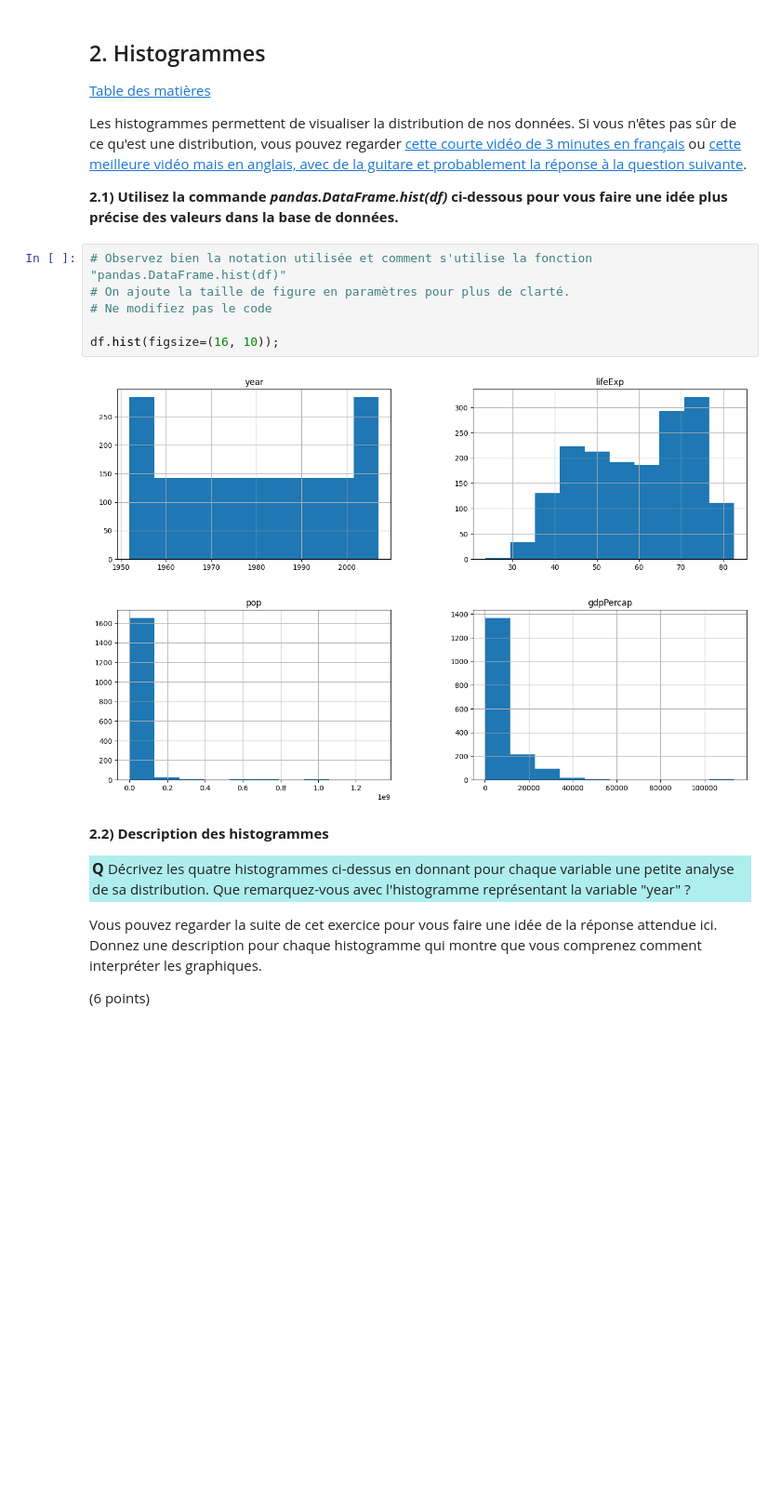
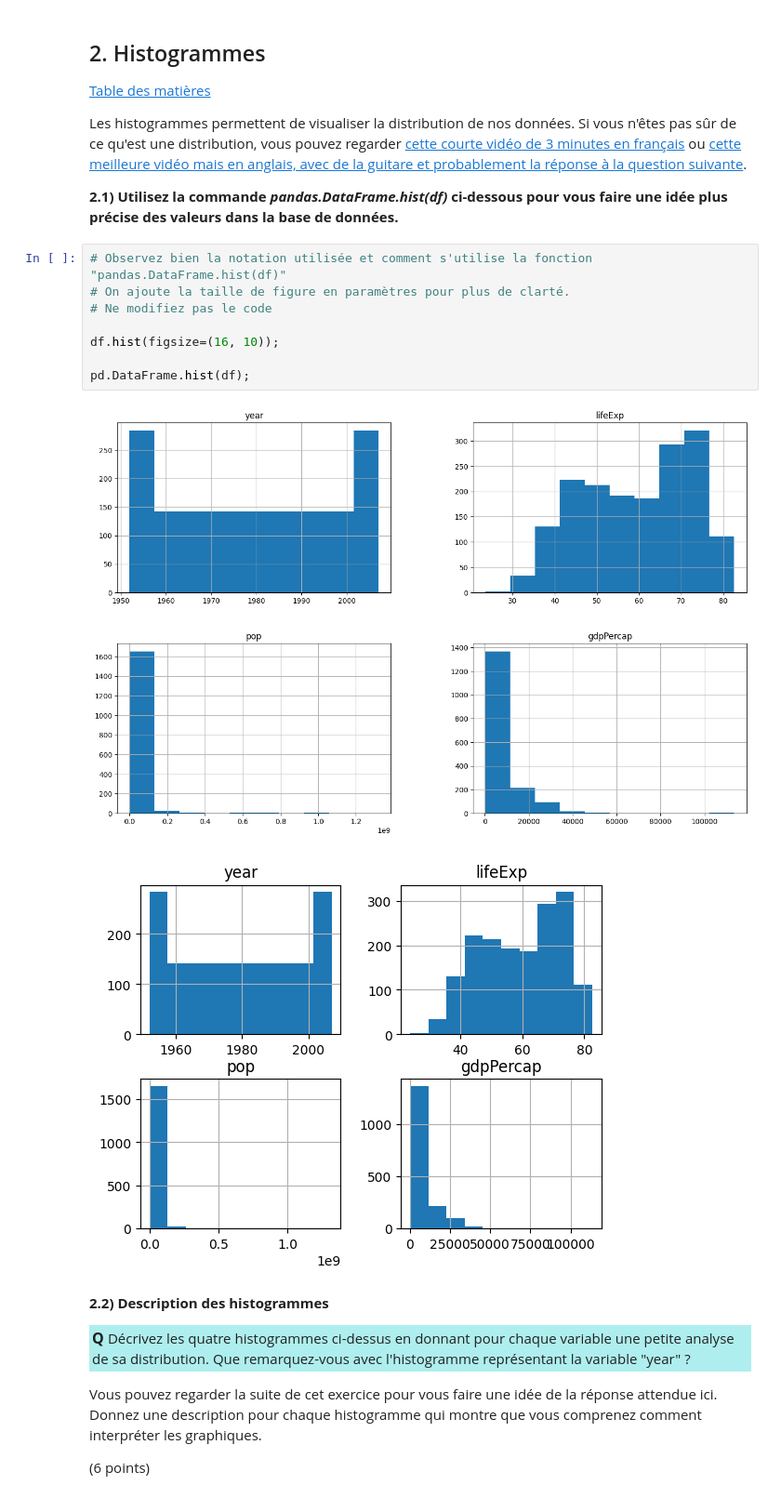
Before and after one commit to KilianHEIG/Labo2-ISD, a Jupyter notebook: TP2_ISD_SA2025_Bortone_Kat_Stockinger.ipynb, the cells around one changed output. Shown at 93% size. Drawn from its saved outputs; the diff is of its cells as text; blank space fills up the shorter version.

```diff
--- a/TP2_ISD_SA2025_Bortone_Kat_Stockinger.ipynb
+++ b/TP2_ISD_SA2025_Bortone_Kat_Stockinger.ipynb
@@ -249,11 +249,14 @@ Les histogrammes permettent de visualiser la distribution de nos données. Si vo
 # %%
 # Observez bien la notation utilisée et comment s'utilise la fonction "pandas.DataFrame.hist(df)"
 # On ajoute la taille de figure en paramètres pour plus de clarté.
 # Ne modifiez pas le code
 
 df.hist(figsize=(16, 10));
+
+pd.DataFrame.hist(df);
 # %% [output]
 [figure]
+[figure, added]
 # %% [markdown]
 **2.2) Description des histogrammes**
 
```
Also changed, not shown: parts of 8 cells of this notebook.
